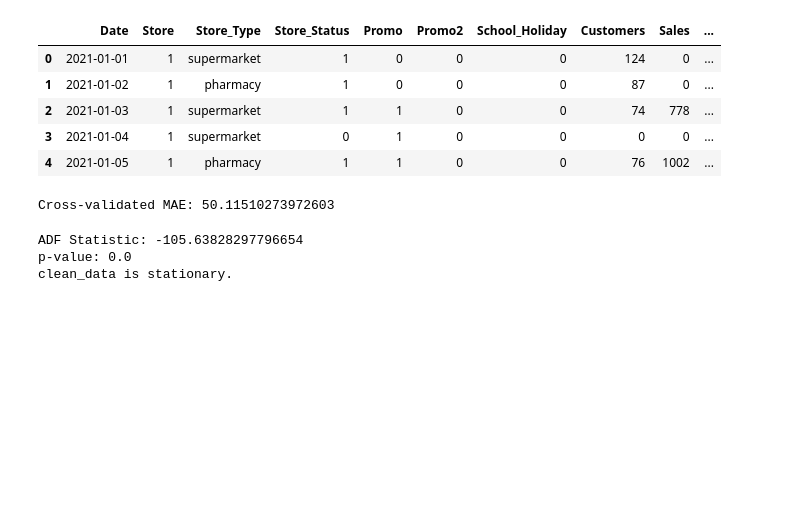
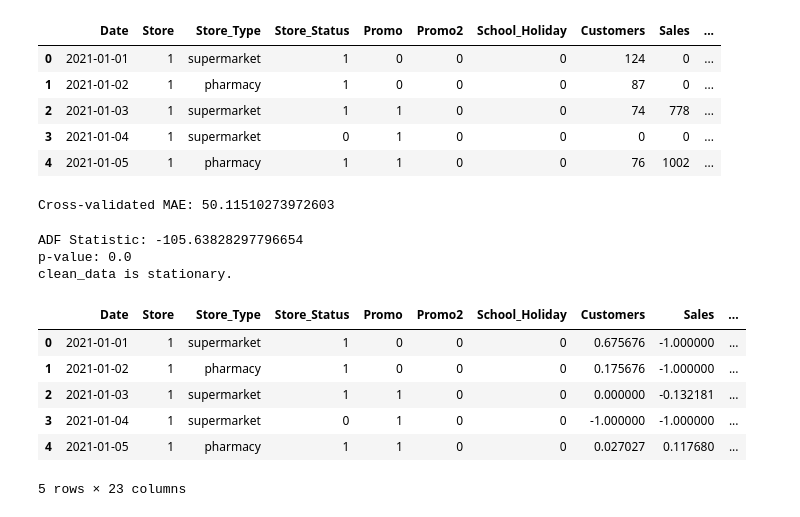
Before and after one commit to wendirad/weekFour, a Jupyter notebook: notebooks/task_2.ipynb, the cells around one changed output. Cells and saved outputs as stored; diff of their text form; code cells hidden in the pictures; blank space fills up the shorter version.

Commit message:
(feat) preparing data

```diff
--- a/notebooks/task_2.ipynb
+++ b/notebooks/task_2.ipynb
@@ -87,3 +87,33 @@ else:
 ADF Statistic: -105.63828297796654
 p-value: 0.0
 clean_data is stationary.
+# %%
+data = pd.DataFrame(clean_data)
+# %%
+data["Date"] = pd.to_datetime(clean_data["Date"])
+data["is_weekend"] = clean_data["DayOfWeek"].isin([5, 6]).astype(int)
+holidays = ["2021-01-01", "2021-01-03"]
+holidays = [pd.Timestamp(h) for h in holidays]
+holidays = pd.to_datetime(["2021-01-01", "2021-01-03"])
+data["days_to_holiday"] = pd.to_datetime(clean_data["Date"]).apply(
+    lambda x: min([(h - x).days for h in holidays if h >= x], default=0)
+)
+data["days_after_holiday"] = pd.to_datetime(clean_data["Date"]).apply(
+    lambda x: min([(x - h).days for h in holidays if h <= x], default=0)
+)
+
+# Normalize numerical columns
+scaler = MinMaxScaler(feature_range=(-1, 1))
+data[["Customers", "Sales", "days_to_holiday", "days_after_holiday"]] = scaler.fit_transform(
+    data[["Customers", "Sales", "days_to_holiday", "days_after_holiday"]]
+)
+
+data.head()
+# %% [output]
+|  | Date | Store | Store_Type | Store_Status | Promo | Promo2 | School_Holiday | Customers | Sales | ... |
+| 0 | 2021-01-01 | 1 | supermarket | 1 | 0 | 0 | 0 | 0.675676 | -1.000000 | ... |
+| 1 | 2021-01-02 | 1 | pharmacy | 1 | 0 | 0 | 0 | 0.175676 | -1.000000 | ... |
+| 2 | 2021-01-03 | 1 | supermarket | 1 | 1 | 0 | 0 | 0.000000 | -0.132181 | ... |
+| 3 | 2021-01-04 | 1 | supermarket | 0 | 1 | 0 | 0 | -1.000000 | -1.000000 | ... |
+| 4 | 2021-01-05 | 1 | pharmacy | 1 | 1 | 0 | 0 | 0.027027 | 0.117680 | ... |
+5 rows × 23 columns
```
Also changed, not shown: parts of 1 cell of this notebook.
